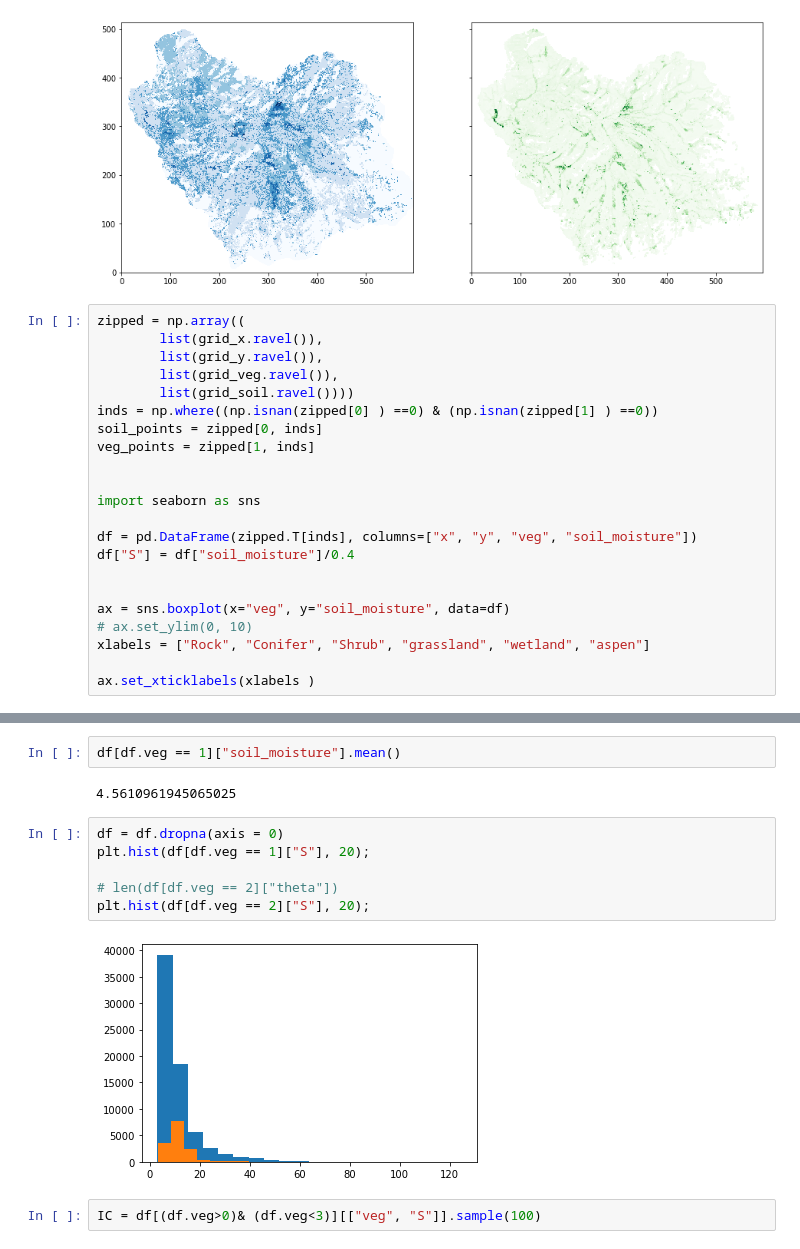
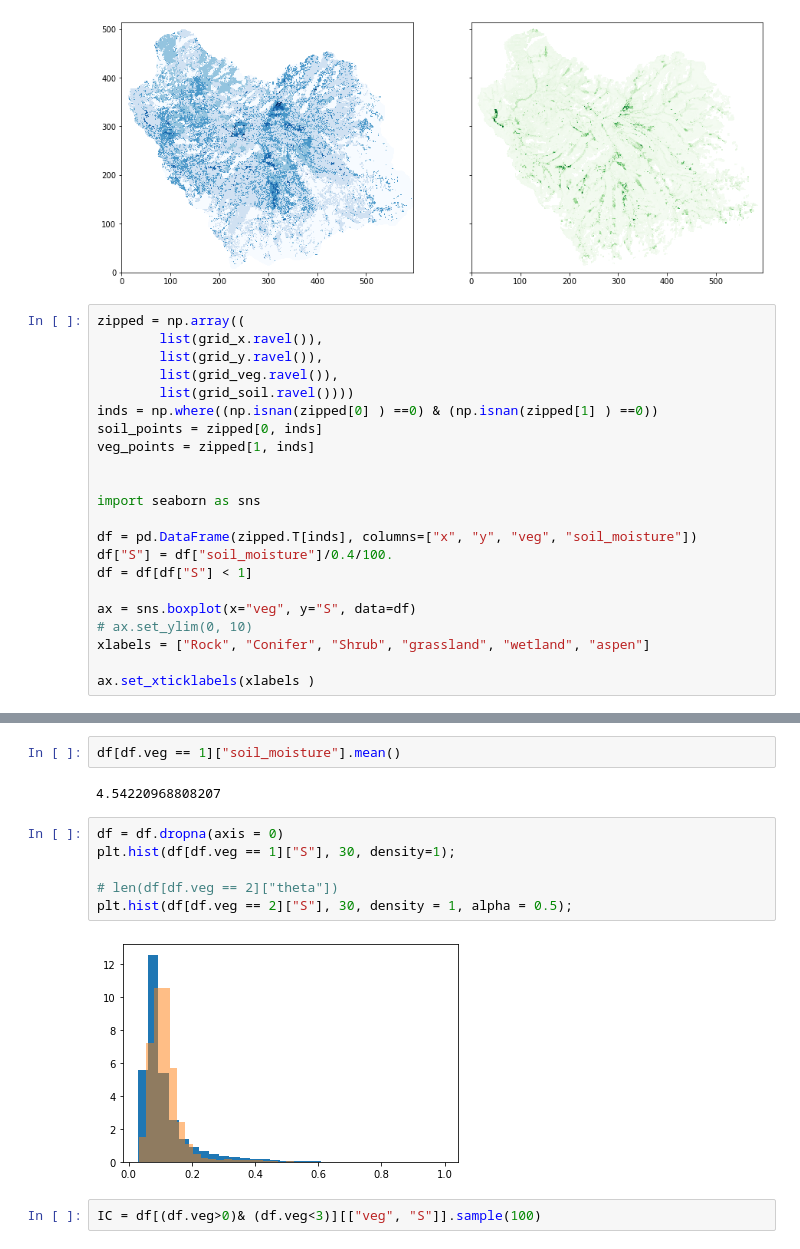
Before and after one commit to octavia-crompton/fire, a Jupyter notebook: notebooks/open veg maps - less.ipynb, the cells around one changed output, grey strips where cells are left out. Drawn from its saved outputs; the diff is of its cells as text.

```diff
--- a/notebooks/open veg maps - less.ipynb
+++ b/notebooks/open veg maps - less.ipynb
@@ -88,10 +88,10 @@ veg_points = zipped[1, inds]
 import seaborn as sns
 
 df = pd.DataFrame(zipped.T[inds], columns=["x", "y", "veg", "soil_moisture"])
-df["S"] = df["soil_moisture"]/0.4
+df["S"] = df["soil_moisture"]/0.4/100.
+df = df[df["S"] < 1]
 
-
-ax = sns.boxplot(x="veg", y="soil_moisture", data=df)
+ax = sns.boxplot(x="veg", y="S", data=df)
 # ax.set_ylim(0, 10)
 xlabels = ["Rock", "Conifer", "Shrub", "grassland", "wetland", "aspen"]
 
@@ -107,14 +107,14 @@ ax.set_xticklabels(xlabels )
 # %%
 df[df.veg == 1]["soil_moisture"].mean()
 # %% [output]
-4.5610961945065025
+4.54220968808207
 # %%
 df = df.dropna(axis = 0)
-plt.hist(df[df.veg == 1]["S"], 20);
+plt.hist(df[df.veg == 1]["S"], 30, density=1);
 
 # len(df[df.veg == 2]["theta"])
-plt.hist(df[df.veg == 2]["S"], 20);
+plt.hist(df[df.veg == 2]["S"], 30, density = 1, alpha = 0.5);
 # %% [output]
-[figure, old version]
+[figure, new version]
 # %%
 IC = df[(df.veg>0)& (df.veg<3)][["veg", "S"]].sample(100)
```
Also changed, not shown: parts of 26 cells of this notebook, 13 other files.
